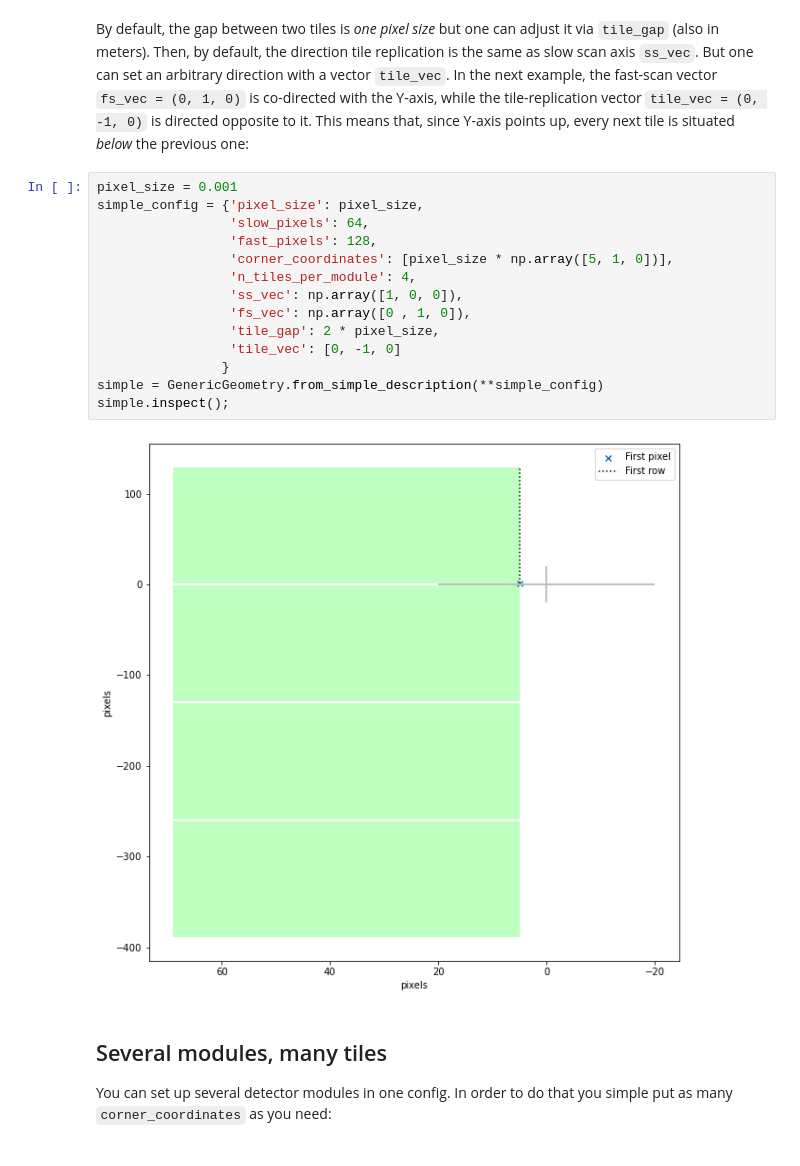
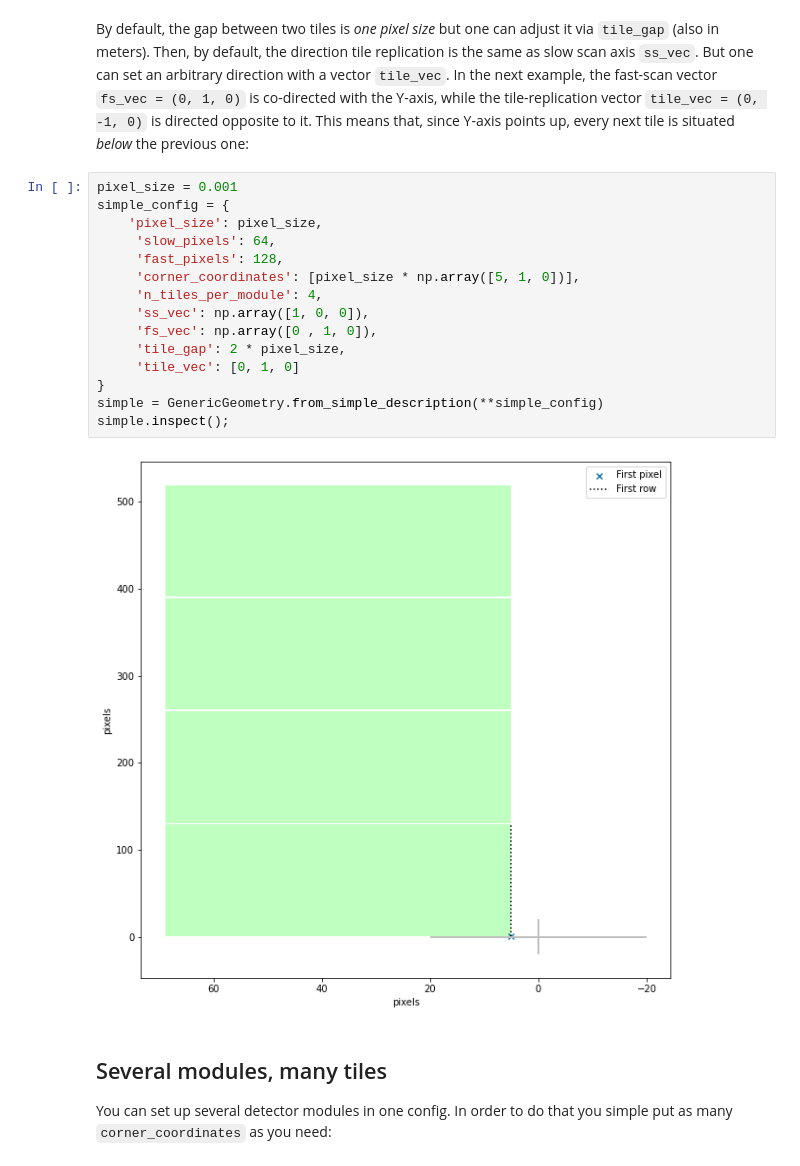
Before and after one commit to European-XFEL/EXtra-geom, a Jupyter notebook: docs/generic_geometry.ipynb, the cells around one changed output. Drawn from its saved outputs; the diff is of its cells as text.

```diff
--- a/docs/generic_geometry.ipynb
+++ b/docs/generic_geometry.ipynb
@@ -65,20 +69,21 @@ simple.inspect();
 By default, the gap between two tiles is _one pixel size_ but one can adjust it via `tile_gap` (also in meters). Then, by default, the direction tile replication is the same as slow scan axis `ss_vec`. But one can set an arbitrary direction with a vector `tile_vec`. In the next example, the fast-scan vector `fs_vec = (0, 1, 0)` is co-directed with the Y-axis, while the tile-replication vector `tile_vec = (0, -1, 0)` is directed opposite to it. This means that, since Y-axis points up, every next tile is situated _below_ the previous one:
 # %%
 pixel_size = 0.001
-simple_config = {'pixel_size': pixel_size,
-                 'slow_pixels': 64,
-                 'fast_pixels': 128,
-                 'corner_coordinates': [pixel_size * np.array([5, 1, 0])],
-                 'n_tiles_per_module': 4,
-                 'ss_vec': np.array([1, 0, 0]),
-                 'fs_vec': np.array([0 , 1, 0]),
-                 'tile_gap': 2 * pixel_size,
-                 'tile_vec': [0, -1, 0]
-                }
+simple_config = {
+    'pixel_size': pixel_size,
+     'slow_pixels': 64,
+     'fast_pixels': 128,
+     'corner_coordinates': [pixel_size * np.array([5, 1, 0])],
+     'n_tiles_per_module': 4,
+     'ss_vec': np.array([1, 0, 0]),
+     'fs_vec': np.array([0 , 1, 0]),
+     'tile_gap': 2 * pixel_size,
+     'tile_vec': [0, 1, 0]
+}
 simple = GenericGeometry.from_simple_description(**simple_config)
 simple.inspect();
 # %% [output]
-[figure, old version]
+[figure, new version]
 # %% [markdown]
 ## Several modules, many tiles
 
```
Also changed, not shown: parts of 5 cells of this notebook.
